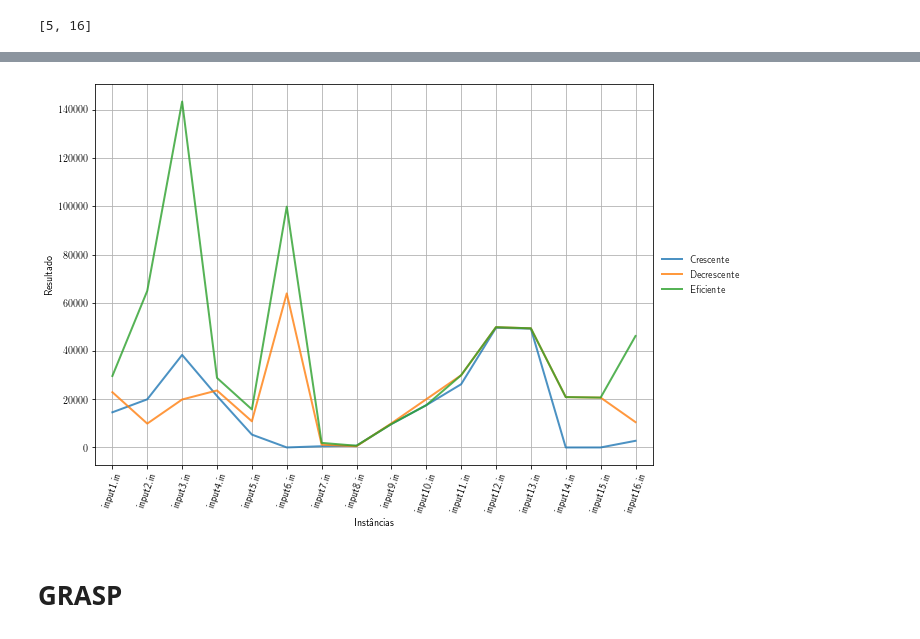
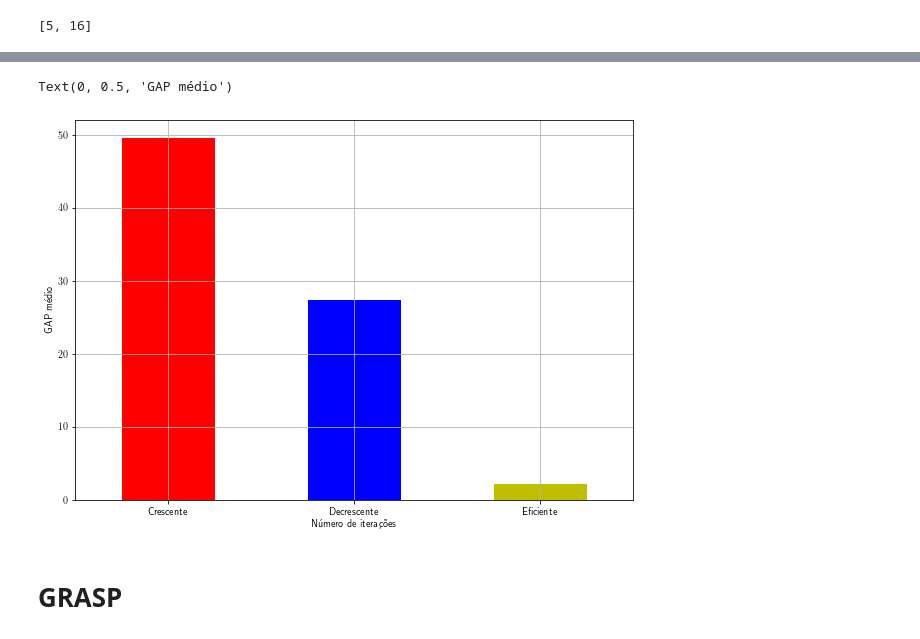
Before and after one commit to danbailo/T1-Teoria-Computacao, a Jupyter notebook: src/Trabalho 1 - Teoria da Computação.ipynb, the cells around one changed output, grey strips where cells are left out. Saved outputs shown, nothing was run; the diff lists cells and outputs as text; code cells hidden in the pictures.

```diff
--- a/src/Trabalho 1 - Teoria da Computação.ipynb
+++ b/src/Trabalho 1 - Teoria da Computação.ipynb
@@ -135,2 +153,2 @@ best_arange #index 5 = janela 7
 # %%
-gap = pd.DataFrame(list(map(lambda x,y: ((y-x)/y)*100, greedy.values, exact.values)), columns=greedy.columns, index=greedy.index)
+gap_greedy = pd.DataFrame(list(map(lambda x,y: ((y-x)/y)*100, greedy.values, exact.values)), columns=greedy.columns, index=greedy.index)
@@ -185,14 +155,12 @@ plt.rcParams['savefig.transparent'] = True
-# %%
-greedy.plot(lw=2, alpha=0.8, ls="-")
-plt.style.use('seaborn-whitegrid')
-plt.xticks(np.arange(len(greedy.index)), list(greedy.index), rotation=70)
-plt.axis(xmin=-.5, xmax=len(greedy.index)-0.5)
-plt.legend(loc='center left', bbox_to_anchor=(1.0, 0.5))
-plt.xlabel('Instâncias')
-plt.ylabel('Resultado')
-plt.savefig(os.path.join('..','imgs/')+'greedy_compare.pdf', bbox_inches='tight', transparent=True)
-# %% [output]
-[figure, removed]
+# %%
+gap_greedy.mean().plot.bar(color=['r','b','y'])
+# plt.legend(loc='center left', bbox_to_anchor=(1.0, 0.5))
+plt.xticks(rotation=0)
+plt.xlabel('Número de iterações')
+plt.ylabel('GAP médio')
+# %% [output]
+Text(0, 0.5, 'GAP médio')
+[figure, added]
 # %% [markdown]
 # **GRASP**
 # %%
```
Also changed, not shown: parts of 32 cells of this notebook.
